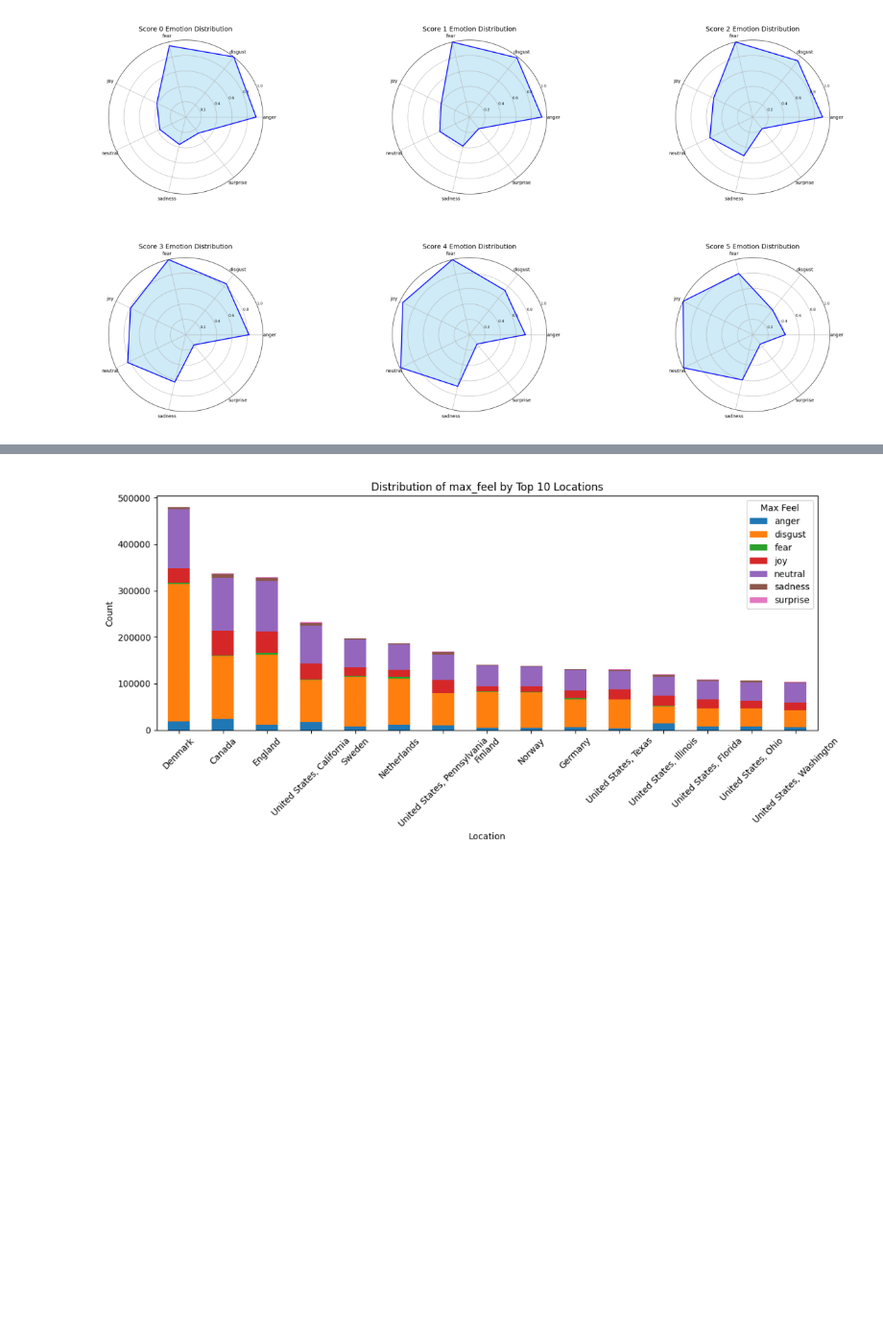
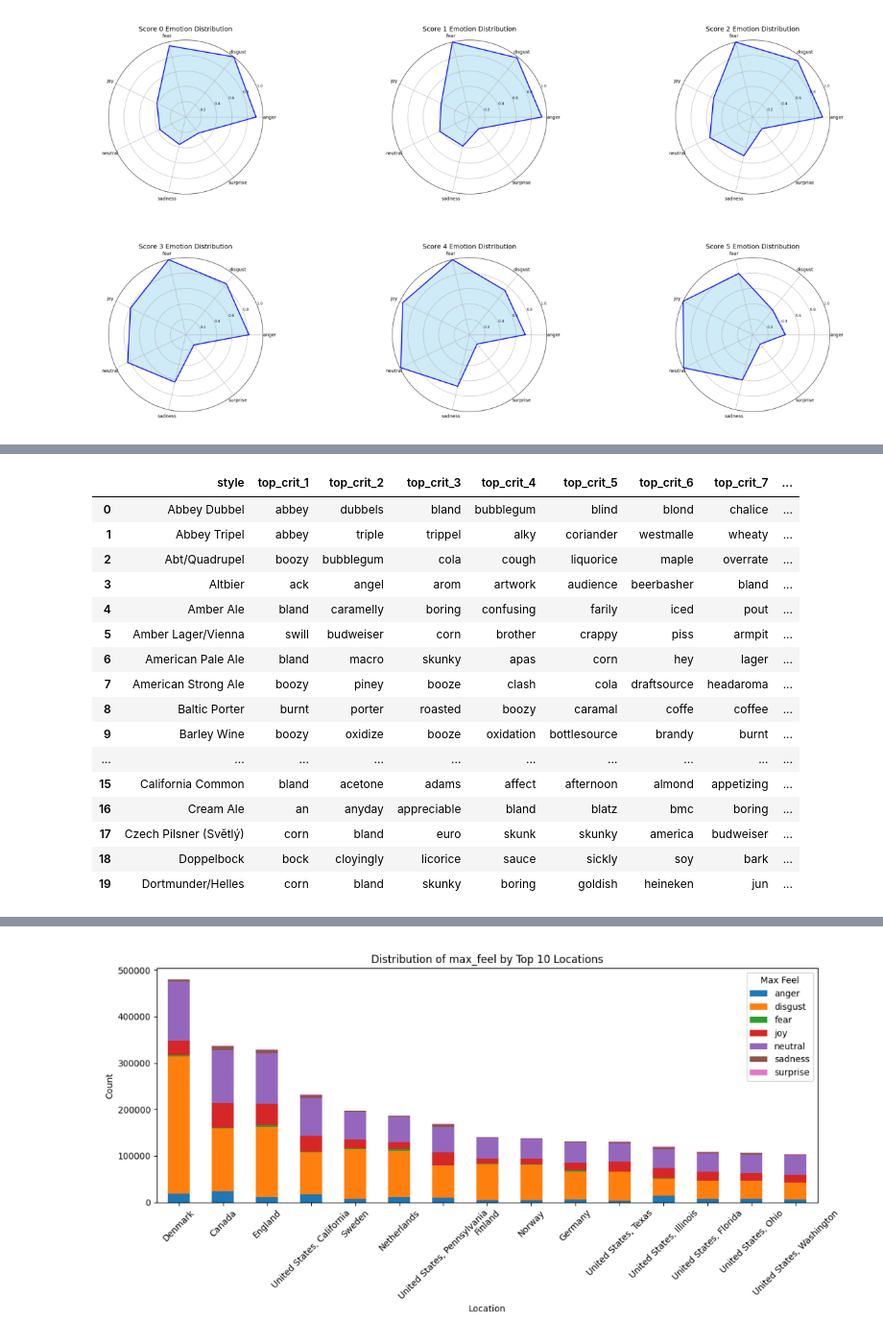
Before and after one commit to epfl-ada/ada-2024-project-awesomedataanalysts, a Jupyter notebook: milestone-3.ipynb, the cells around one changed output, grey strips where cells are left out. Shown: that part at 96% size. Drawn from its saved outputs; the diff is of its cells as text; code cells hidden in the pictures; blank space fills up the shorter version.

Commit message:
final data code

```diff
--- a/milestone-3.ipynb
+++ b/milestone-3.ipynb
@@ -216,2 +263,0 @@ def top_attributes(beers, top_count=5, column_count=10, column_prefix="attr_"):
-# %%
-beers = pd.read_csv("./data/RateBeer_processed/popular_beers_with_attributes.csv")
@@ -235,0 +266,18 @@ top_attributes(beers, column_prefix="crit_").head()
+# %%
+%%time
+
+# don't reload processed beers data if the file exists, as we have loaded it in the attribute extraction part already
+
+if not os.path.exists(processed_beers_csv):
+    pos_corpus, neg_corpus, beer_names = build_corpus(reviews, expert_ids=experts, expert_weight=5, quantile_split=10)
+
+    #tokenizer = Lemmatizer
+    #stop_words = get_stop_words([pos_doc + neg_doc for pos_doc, neg_doc in zip(pos_corpus, neg_corpus)], tokenizer=tokenizer)
+
+    neg_counts = get_word_counts(neg_corpus, beer_names, tokenizer=tokenizer, stop_words=stop_words, min_df=0.02)
+    pos_counts = get_word_counts(pos_corpus, beer_names, tokenizer=tokenizer, stop_words=stop_words, vocabulary=neg_counts.columns)
+
+    scores = get_tfidf_scores(neg_counts) - get_tfidf_scores(pos_counts)
+    top_criticisms = get_top_attributes(scores, column_prefix="crit_", top_attributes=100)
+
+    beers = beers.merge(top_criticisms.reset_index(), on="beer_name")
@@ -315,0 +406,20 @@ The Rochefort Trappistes 10 pours a very dark brown to nearly black with a bubbl
+# %%
+%%time
+
+# much faster, we focus on the negative and positive parts
+
+if not os.path.exists(processed_beers_csv):
+    # TODO experts
+    pos_corpus, neg_corpus, beer_names = build_corpus(reviews, emotion_split=True)
+
+    tokenizer = Lemmatizer
+    stop_words = get_stop_words([pos_doc + neg_doc for pos_doc, neg_doc in zip(pos_corpus, neg_corpus)], tokenizer=tokenizer)
+
+    neg_counts = get_word_counts(neg_corpus, beer_names, tokenizer=tokenizer, stop_words=stop_words, min_df=0.02)
+    pos_counts = get_word_counts(pos_corpus, beer_names, tokenizer=tokenizer, stop_words=stop_words, vocabulary=neg_counts.columns)
+
+    scores = get_tfidf_scores(neg_counts) - get_tfidf_scores(pos_counts)
+    top_criticisms_emotions = get_top_attributes(scores, column_prefix="crit_emot_", top_attributes=100)
+
+    beers = beers.merge(top_criticisms_emotions.reset_index(), on="beer_name")
+    beers.to_csv(processed_beers_csv, index=False)
@@ -319,0 +479,22 @@ The Rochefort Trappistes 10 pours a very dark brown to nearly black with a bubbl
+# %%
+# TODO filter using stopwords or verbs/nouns
+# criticisms based on emotion analysis by beer style
+top_attributes_by(beers, by="style", top_count=15, column_count=70, column_prefix="crit_").head(20)
+# %% [output]
+|  | style | top_crit_1 | top_crit_2 | top_crit_3 | top_crit_4 | top_crit_5 | top_crit_6 | top_crit_7 | ... |
+| 0 | Abbey Dubbel | abbey | dubbels | bland | bubblegum | blind | blond | chalice | ... |
+| 1 | Abbey Tripel | abbey | triple | trippel | alky | coriander | westmalle | wheaty | ... |
+| 2 | Abt/Quadrupel | boozy | bubblegum | cola | cough | liquorice | maple | overrate | ... |
+| 3 | Altbier | ack | angel | arom | artwork | audience | beerbasher | bland | ... |
+| 4 | Amber Ale | bland | caramelly | boring | confusing | farily | iced | pout | ... |
+| 5 | Amber Lager/Vienna | swill | budweiser | corn | brother | crappy | piss | armpit | ... |
+| 6 | American Pale Ale | bland | macro | skunky | apas | corn | hey | lager | ... |
+| 7 | American Strong Ale | boozy | piney | booze | clash | cola | draftsource | headaroma | ... |
+| 8 | Baltic Porter | burnt | porter | roasted | boozy | caramal | coffe | coffee | ... |
+| 9 | Barley Wine | boozy | oxidize | booze | oxidation | bottlesource | brandy | burnt | ... |
+| ... | ... | ... | ... | ... | ... | ... | ... | ... | ... |
+| 15 | California Common | bland | acetone | adams | affect | afternoon | almond | appetizing | ... |
+| 16 | Cream Ale | an | anyday | appreciable | bland | blatz | bmc | boring | ... |
+| 17 | Czech Pilsner (Světlý) | corn | bland | euro | skunk | skunky | america | budweiser | ... |
+| 18 | Doppelbock | bock | cloyingly | licorice | sauce | sickly | soy | bark | ... |
+| 19 | Dortmunder/Helles | corn | bland | skunky | boring | goldish | heineken | jun | ... |
```
Also changed, not shown: parts of 77 cells of this notebook, 4 other files.
